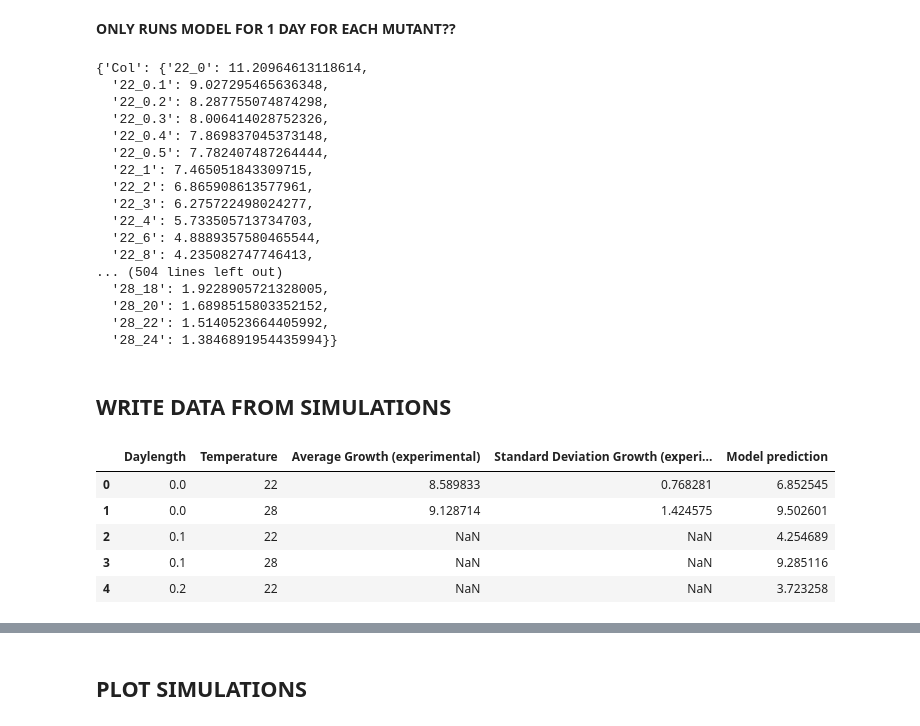
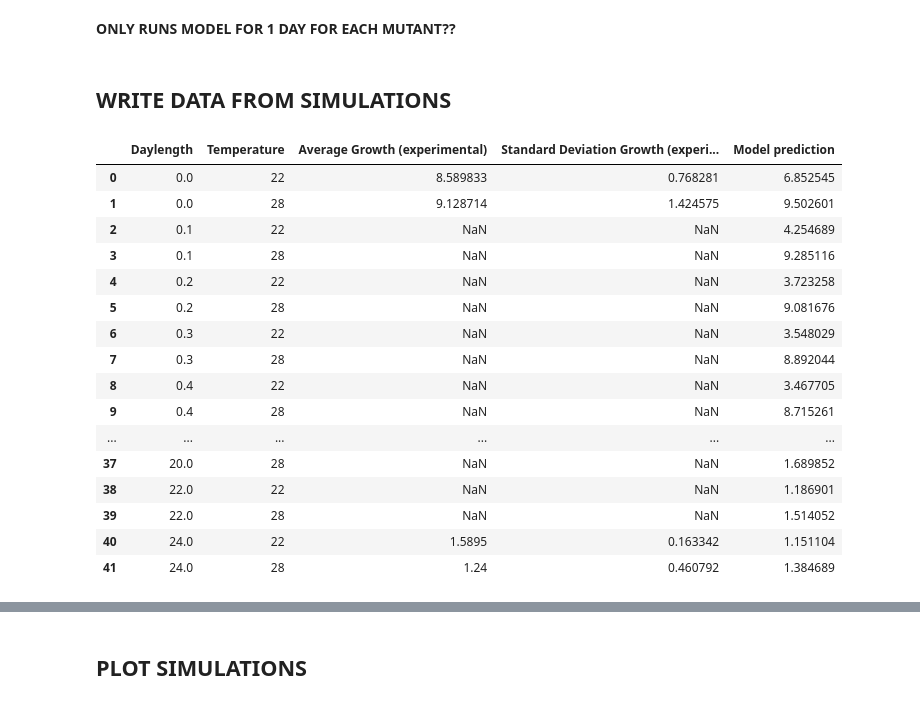
Before and after one commit to cbantock/arabidopsis_clock_linked_growth_model, a Jupyter notebook: CB_hypocotyl_growth_model.ipynb, the cells around one changed output, grey strips where cells are left out. Drawn from its saved outputs; the diff is of its cells as text; code cells hidden in the pictures.

```diff
--- a/CB_hypocotyl_growth_model.ipynb
+++ b/CB_hypocotyl_growth_model.ipynb
@@ -326,26 +299,6 @@ mutants=['Col', 'cop1-4', 'COP1-OE', 'pif4', 'elf3-8', 'elf3-8_cop1-4',
 hypo_python, tot_python=model_results(Temp,Daylength2,params,mutants)
 # %% [markdown]
 **ONLY RUNS MODEL FOR 1 DAY FOR EACH MUTANT??**
-# %%
-hypo_python
-# %% [output]
-{'Col': {'22_0': 11.20964613118614,
-  '22_0.1': 9.027295465636348,
-  '22_0.2': 8.287755074874298,
-  '22_0.3': 8.006414028752326,
-  '22_0.4': 7.869837045373148,
-  '22_0.5': 7.782407487264444,
-  '22_1': 7.465051843309715,
-  '22_2': 6.865908613577961,
-  '22_3': 6.275722498024277,
-  '22_4': 5.733505713734703,
-  '22_6': 4.8889357580465544,
-  '22_8': 4.235082747746413,
-... (504 lines left out)
-  '28_18': 1.9228905721328005,
-  '28_20': 1.6898515803352152,
-  '28_22': 1.5140523664405992,
-  '28_24': 1.3846891954435994}}
 # %% [markdown]
 ## WRITE DATA FROM SIMULATIONS
 # %%
@@ -362,11 +315,22 @@ with pd.ExcelWriter('./hypo_results_fig1_data.xlsx') as writer:
         DFdata=pd.DataFrame.from_records(W, columns=['Daylength', 'Temperature', 'Average Growth (experimental)', 'Standard Deviation Growth (experimental)', 'Model prediction'])
         DFdata.to_excel(writer, sheet_name=mut, float_format='%.3f',index=False)
 # %%
-DFdata.head()
+DFdata
 # %% [output]
 |  | Daylength | Temperature | Average Growth (experimental) | Standard Deviation Growth (experi... | Model prediction |
 | 0 | 0.0 | 22 | 8.589833 | 0.768281 | 6.852545 |
 | 1 | 0.0 | 28 | 9.128714 | 1.424575 | 9.502601 |
 | 2 | 0.1 | 22 | NaN | NaN | 4.254689 |
 | 3 | 0.1 | 28 | NaN | NaN | 9.285116 |
 | 4 | 0.2 | 22 | NaN | NaN | 3.723258 |
+| 5 | 0.2 | 28 | NaN | NaN | 9.081676 |
+| 6 | 0.3 | 22 | NaN | NaN | 3.548029 |
+| 7 | 0.3 | 28 | NaN | NaN | 8.892044 |
+| 8 | 0.4 | 22 | NaN | NaN | 3.467705 |
+| 9 | 0.4 | 28 | NaN | NaN | 8.715261 |
+| ... | ... | ... | ... | ... | ... |
+| 37 | 20.0 | 28 | NaN | NaN | 1.689852 |
+| 38 | 22.0 | 22 | NaN | NaN | 1.186901 |
+| 39 | 22.0 | 28 | NaN | NaN | 1.514052 |
+| 40 | 24.0 | 22 | 1.5895 | 0.163342 | 1.151104 |
+| 41 | 24.0 | 28 | 1.24 | 0.460792 | 1.384689 |
```
Also changed, not shown: parts of 27 cells of this notebook.
